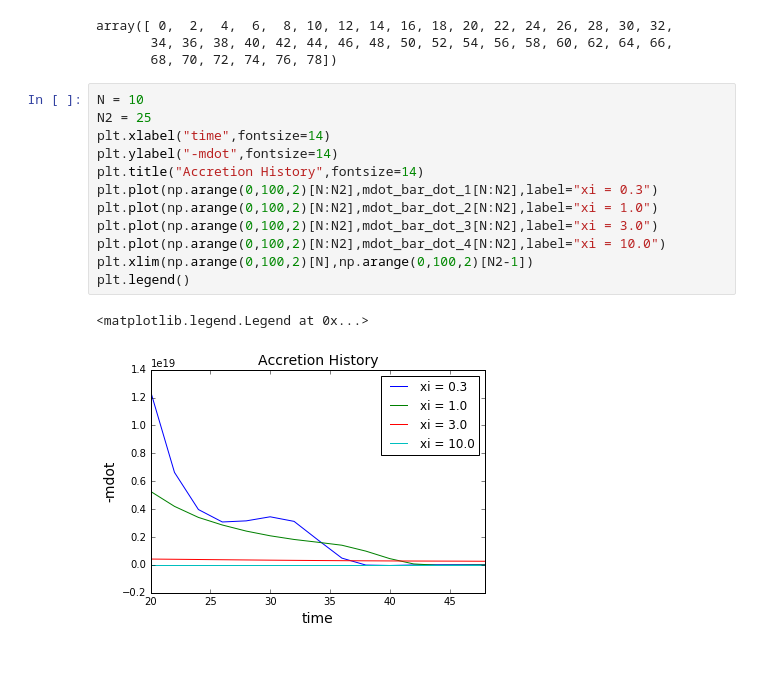
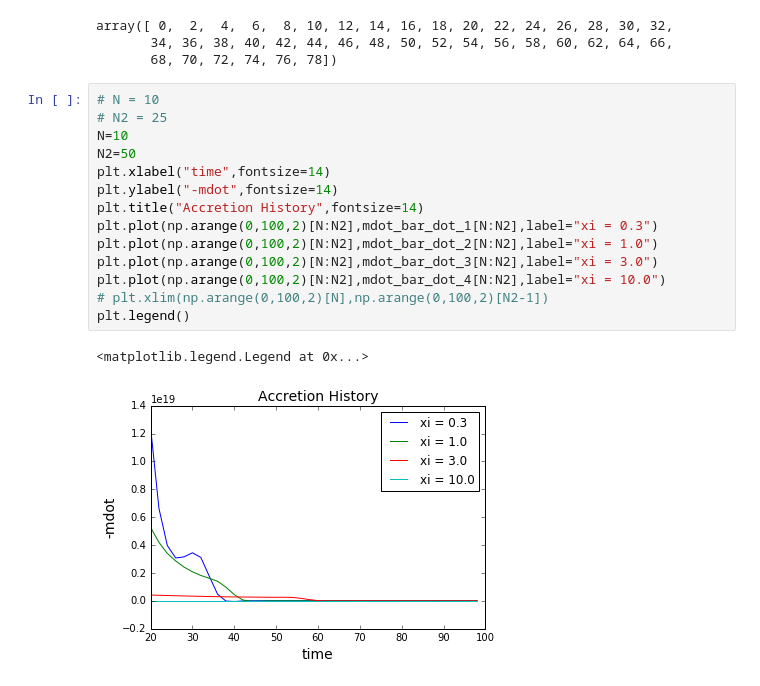
Before and after one commit to dorisjlee/StarFormationCode, a Jupyter notebook: FLASH/03_23_2016_FiguringOutRadius_Mass_Accretion.ipynb, the cells around one changed output. Cells and saved outputs as stored; diff of their text form.

```diff
--- a/FLASH/03_23_2016_FiguringOutRadius_Mass_Accretion.ipynb
+++ b/FLASH/03_23_2016_FiguringOutRadius_Mass_Accretion.ipynb
@@ -510,17 +501,19 @@ array([ 0,  2,  4,  6,  8, 10, 12, 14, 16, 18, 20, 22, 24, 26, 28, 30, 32,
        34, 36, 38, 40, 42, 44, 46, 48, 50, 52, 54, 56, 58, 60, 62, 64, 66,
        68, 70, 72, 74, 76, 78])
 # %%
-N = 10
-N2 = 25
+# N = 10
+# N2 = 25
+N=10
+N2=50
 plt.xlabel("time",fontsize=14)
 plt.ylabel("-mdot",fontsize=14)
 plt.title("Accretion History",fontsize=14)
 plt.plot(np.arange(0,100,2)[N:N2],mdot_bar_dot_1[N:N2],label="xi = 0.3")
 plt.plot(np.arange(0,100,2)[N:N2],mdot_bar_dot_2[N:N2],label="xi = 1.0")
 plt.plot(np.arange(0,100,2)[N:N2],mdot_bar_dot_3[N:N2],label="xi = 3.0")
 plt.plot(np.arange(0,100,2)[N:N2],mdot_bar_dot_4[N:N2],label="xi = 10.0")
-plt.xlim(np.arange(0,100,2)[N],np.arange(0,100,2)[N2-1])
+# plt.xlim(np.arange(0,100,2)[N],np.arange(0,100,2)[N2-1])
 plt.legend()
 # %% [output]
 <matplotlib.legend.Legend at 0x...>
-[figure, old version]
+[figure, new version]
```
Also changed, not shown: parts of 3 cells of this notebook, 4 other files.
